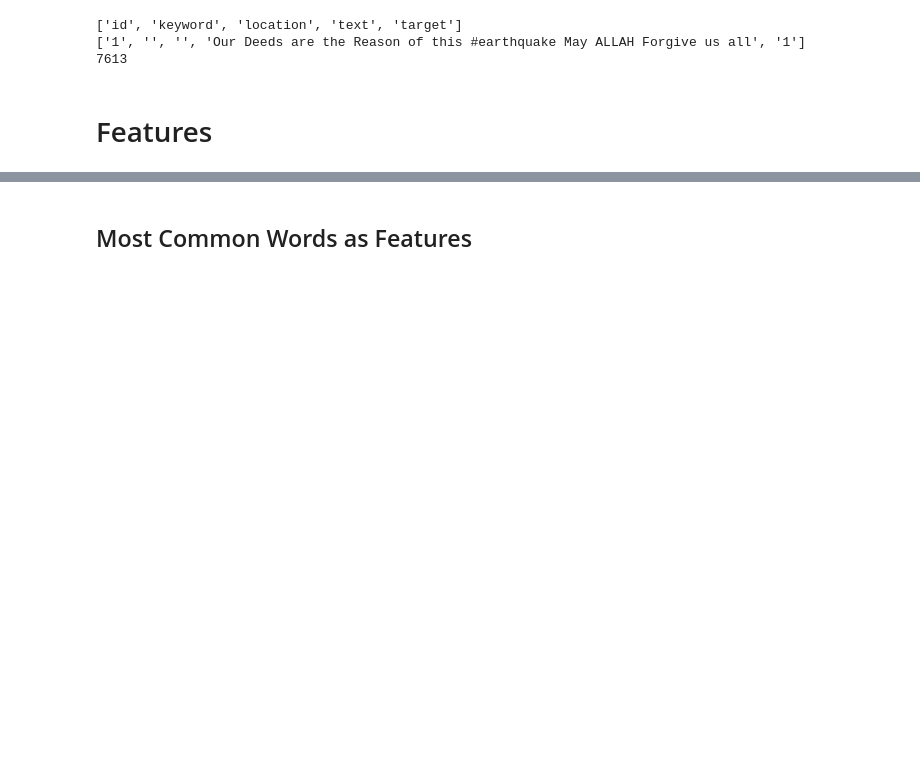
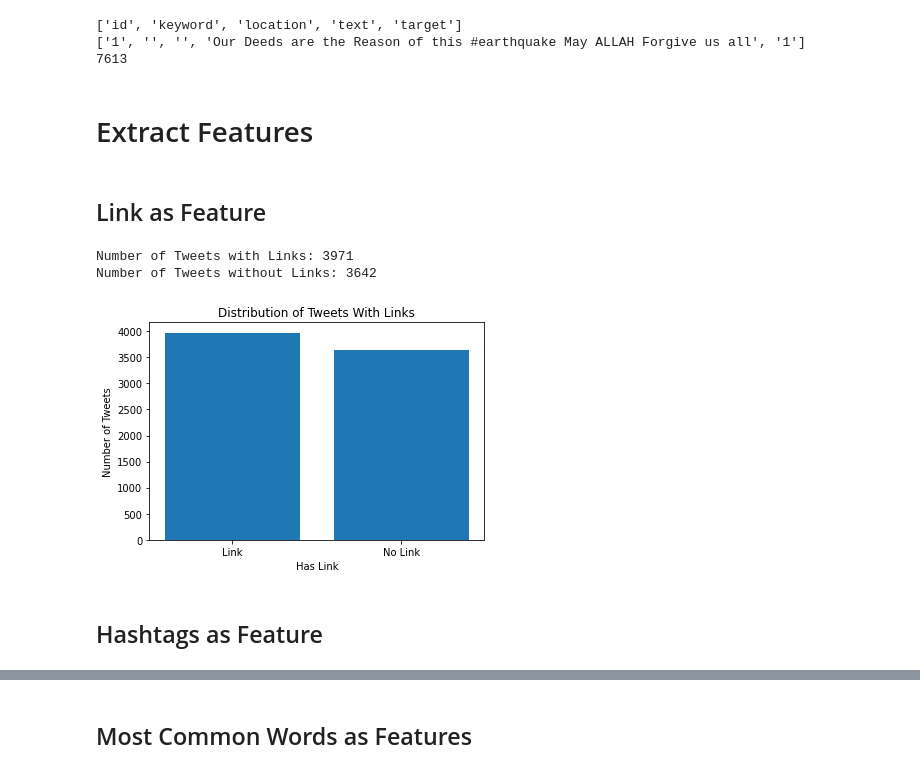
Before and after one commit to eshika289/cs301_project, a Jupyter notebook: CS_301_Project_NLP_Disaster_Tweets.ipynb, the cells around one changed output, grey strips where cells are left out. Cells and saved outputs as stored; diff of their text form; code cells hidden in the pictures; blank space fills up the shorter version.

```diff
--- a/CS_301_Project_NLP_Disaster_Tweets.ipynb
+++ b/CS_301_Project_NLP_Disaster_Tweets.ipynb
@@ -104,4 +115,34 @@ def shuffle_and_split(data):
 
 shuffle_and_split(data)
 # %% [markdown]
-# Features
+# Extract Features
+# %% [markdown]
+## Link as Feature
+# %%
+true = 0
+false = 0
+for item in data:
+  link = False
+  if 'http' in item[3]:
+    link = True
+    true+=1
+  else:
+    false+=1
+  item.insert(4,link)
+headers.insert(4,'link')
+
+print("Number of Tweets with Links: " + str(true))
+print("Number of Tweets without Links: " + str(false))
+# %% [output]
+Number of Tweets with Links: 3971
+Number of Tweets without Links: 3642
+# %%
+plt.bar(['Link','No Link'], [true,false])
+plt.title("Distribution of Tweets With Links")
+plt.xlabel("Has Link")
+plt.ylabel("Number of Tweets")
+plt.show()
+# %% [output]
+[figure, added]
+# %% [markdown]
+## Hashtags as Feature
```
Also changed, not shown: parts of 123 cells of this notebook.
